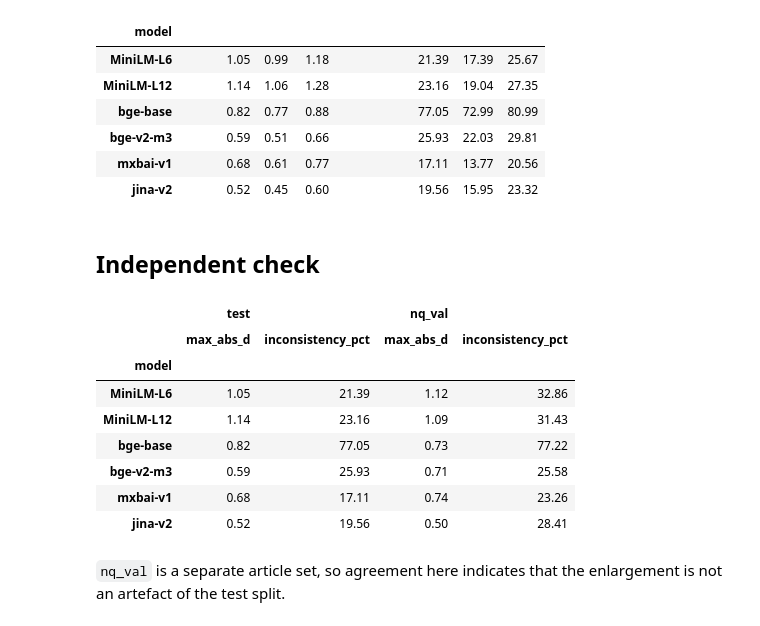
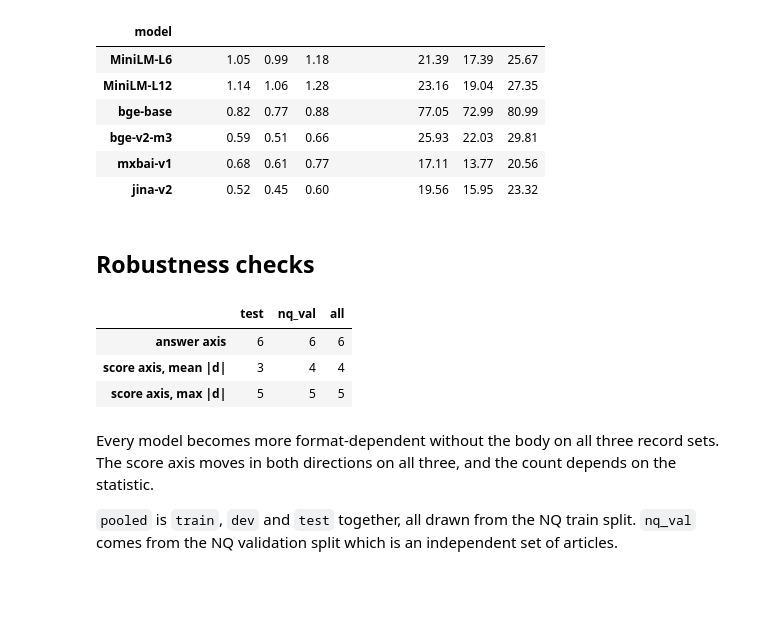
Before and after one commit to foad/format-sensitivity-reranking, a Jupyter notebook: notebooks/h1/h1_ablation_metadata_only.ipynb, the cells around one changed output. Saved outputs shown, nothing was run; the diff lists cells and outputs as text; code cells hidden in the pictures; blank space fills up the shorter version.

Commit message:
update h1 notebooks after latest data

```diff
--- a/notebooks/h1/h1_ablation_metadata_only.ipynb
+++ b/notebooks/h1/h1_ablation_metadata_only.ipynb
@@ -50,6 +50,9 @@ MODE = "metadata_only"
 PRIMARY = "with_body"
 SPLIT = "test"
 CHECK = "nq_val"
+DESCRIPTIVE = "all"
+RECORD_SETS = (SPLIT, CHECK, DESCRIPTIVE)
+LABEL = {SPLIT: "test", CHECK: "nq_val", DESCRIPTIVE: "pooled"}
 
 
 def save(fig, name):
@@ -226,28 +229,52 @@ pd.concat(
 | mxbai-v1 | 0.68 | 0.61 | 0.77 | 17.11 | 13.77 | 20.56 |
 | jina-v2 | 0.52 | 0.45 | 0.60 | 19.56 | 15.95 | 23.32 |
 # %% [markdown]
-## Independent check
+## Robustness checks
 # %%
-pd.concat(
+rises = pd.DataFrame(
     {
-        s: score_table(load_axis(DATA_ROOT, s, "cross", MODE))[["max_abs_d"]].join(
-            answer_table(load_axis(DATA_ROOT, s, "within", MODE))[["inconsistency_pct"]]
-        )
-        for s in (SPLIT, CHECK)
-        if load_axis(DATA_ROOT, s, "cross", MODE)
-    },
-    axis=1,
-).round(2)
+        LABEL[s]: {
+            "answer axis": int(
+                (
+                    answer_table(load_axis(DATA_ROOT, s, "within", MODE))[
+                        "inconsistency_pct"
+                    ]
+                    > answer_table(load_axis(DATA_ROOT, s, "within", PRIMARY))[
+                        "inconsistency_pct"
+                    ]
+                ).sum()
+            ),
+            "score axis, mean |d|": int(
+                (
+                    score_table(load_axis(DATA_ROOT, s, "cross", MODE))["mean_abs_d"]
+                    > score_table(load_axis(DATA_ROOT, s, "cross", PRIMARY))[
+                        "mean_abs_d"
+                    ]
+                ).sum()
+            ),
+            "score axis, max |d|": int(
+                (
+                    score_table(load_axis(DATA_ROOT, s, "cross", MODE))["max_abs_d"]
+                    > score_table(load_axis(DATA_ROOT, s, "cross", PRIMARY))[
+                        "max_abs_d"
+                    ]
+                ).sum()
+            ),
+        }
+        for s in RECORD_SETS
+    }
+)
+rises
 # %% [output]
-|  | test |  | nq_val |  |
-|  | max_abs_d | inconsistency_pct | max_abs_d | inconsistency_pct |
-| model |  |  |  |  |
-| MiniLM-L6 | 1.05 | 21.39 | 1.12 | 32.86 |
-| MiniLM-L12 | 1.14 | 23.16 | 1.09 | 31.43 |
-| bge-base | 0.82 | 77.05 | 0.73 | 77.22 |
-| bge-v2-m3 | 0.59 | 25.93 | 0.71 | 25.58 |
-| mxbai-v1 | 0.68 | 17.11 | 0.74 | 23.26 |
-| jina-v2 | 0.52 | 19.56 | 0.50 | 28.41 |
+|  | test | nq_val | all |
+| answer axis | 6 | 6 | 6 |
+| score axis, mean |d| | 3 | 4 | 4 |
+| score axis, max |d| | 5 | 5 | 5 |
 # %% [markdown]
-`nq_val` is a separate article set, so agreement here indicates that the
-enlargement is not an artefact of the test split.
+Every model becomes more format-dependent without the body on all three
+record sets. The score axis moves in both directions on all three, and the
+count depends on the statistic.
+
+`pooled` is `train`, `dev` and `test` together, all drawn from the NQ train
+split. `nq_val` comes from the NQ validation split which is an independent set of
+articles.
```
Also changed, not shown: parts of 1 cell of this notebook, 13 other files.
